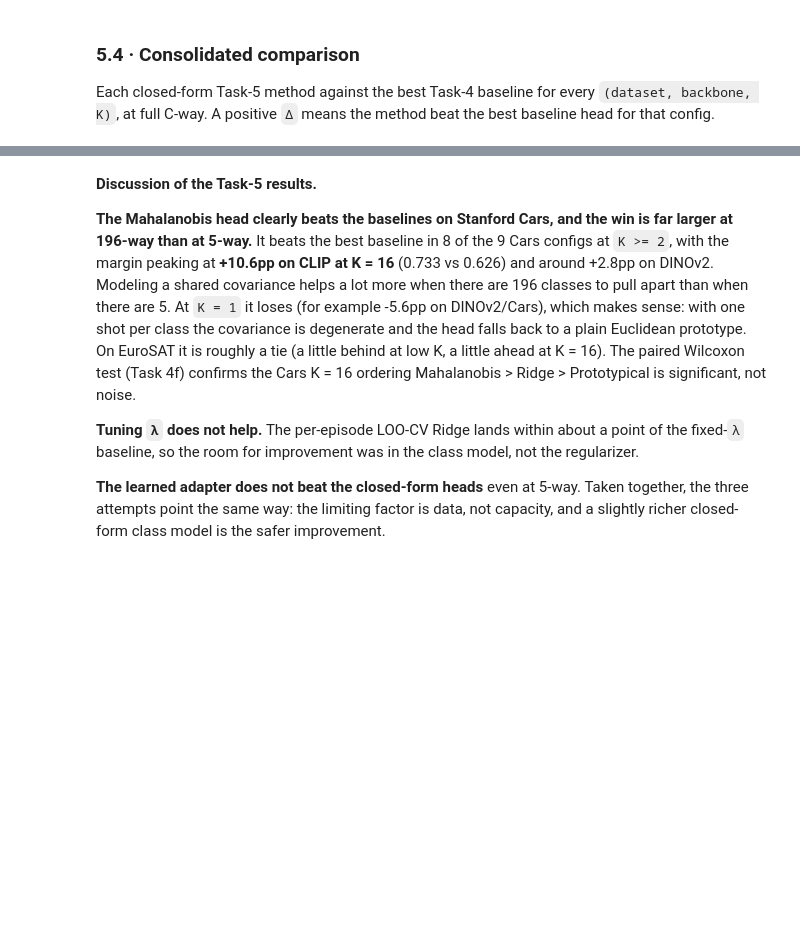
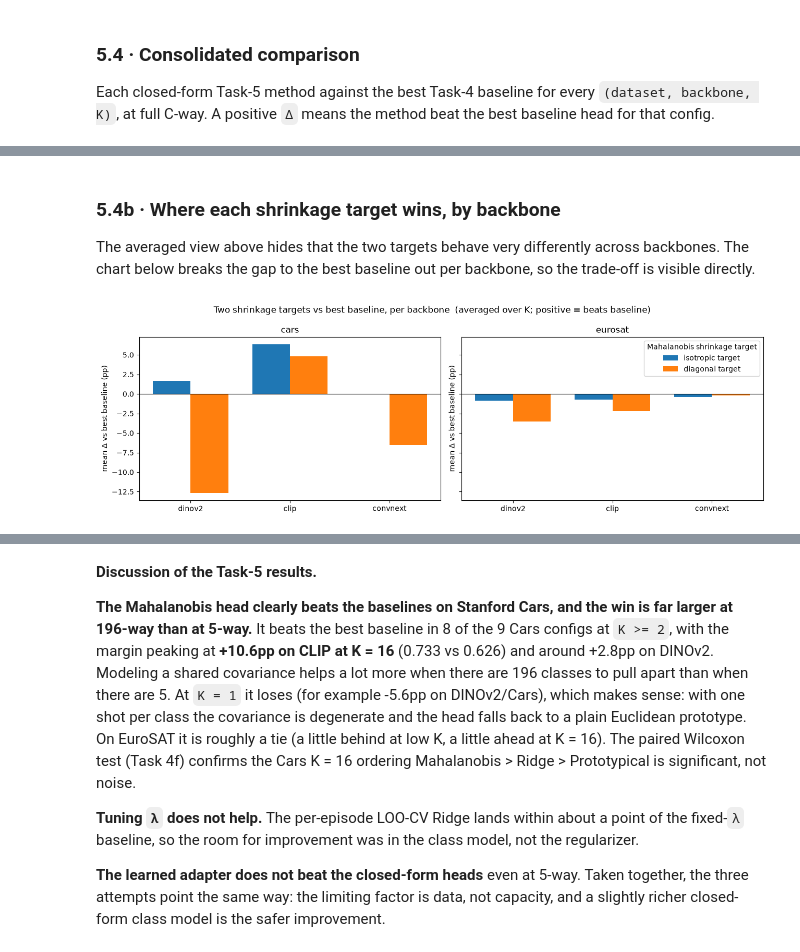
Before and after one commit to eyalsht/cv-hw2-few-shot-benchmarking, a Jupyter notebook: cv_hw2_312359284_314884834.ipynb, the cells around one changed output, grey strips where cells are left out. Drawn from its saved outputs; the diff is of its cells as text; code cells hidden in the pictures; blank space fills up the shorter version.

```diff
--- a/cv_hw2_312359284_314884834.ipynb
+++ b/cv_hw2_312359284_314884834.ipynb
@@ -1367,0 +1557,28 @@ Mean improvement over best Task-4 baseline (accuracy points), averaged over back
+# %% [markdown]
+### 5.4b · Where each shrinkage target wins, by backbone
+
+The averaged view above hides that the two targets behave very differently across backbones. The chart
+below breaks the gap to the best baseline out per backbone, so the trade-off is visible directly.
+# %%
+# 5.4b Per-backbone view: distance from the best Task-4 baseline for the two shrinkage targets.
+improved_df = pd.read_csv(IMPROVED_CSV)
+baseline_best = (results_df.loc[results_df.groupby(["dataset", "backbone", "k"])["mean"].idxmax()]
+                 [["dataset", "backbone", "k", "mean"]].rename(columns={"mean": "baseline_mean"}))
+cmp = improved_df.merge(baseline_best, on=["dataset", "backbone", "k"])
+cmp["delta_pp"] = 100 * (cmp["mean"] - cmp["baseline_mean"])
+METHODS = ["mahalanobis", "mahalanobis_diag"]
+LABELS = {"mahalanobis": "isotropic target", "mahalanobis_diag": "diagonal target"}
+fig, axes = plt.subplots(1, len(DATASETS), figsize=(13, 4.2), sharey=True)
+for ax, ds in zip(axes, DATASETS):
+    sub = cmp[(cmp.dataset == ds) & (cmp.method.isin(METHODS))]
+    piv = sub.groupby(["backbone", "method"])["delta_pp"].mean().unstack("method").reindex(BACKBONES)
+    x = np.arange(len(BACKBONES)); w = 0.38
+    for j, m in enumerate(METHODS):
+        ax.bar(x + (j - 0.5) * w, piv[m].values, w, label=LABELS[m])
+    ax.axhline(0, color="k", linewidth=0.8); ax.set_xticks(x); ax.set_xticklabels(BACKBONES)
+    ax.set_title(ds); ax.set_ylabel("mean Δ vs best baseline (pp)")
+axes[-1].legend(title="Mahalanobis shrinkage target")
+fig.suptitle("Two shrinkage targets vs best baseline, per backbone  (averaged over K; positive = beats baseline)")
+plt.tight_layout(); plt.show()
+# %% [output]
+[figure, added]
```
Also changed, not shown: parts of 13 cells of this notebook, 1 other file.
